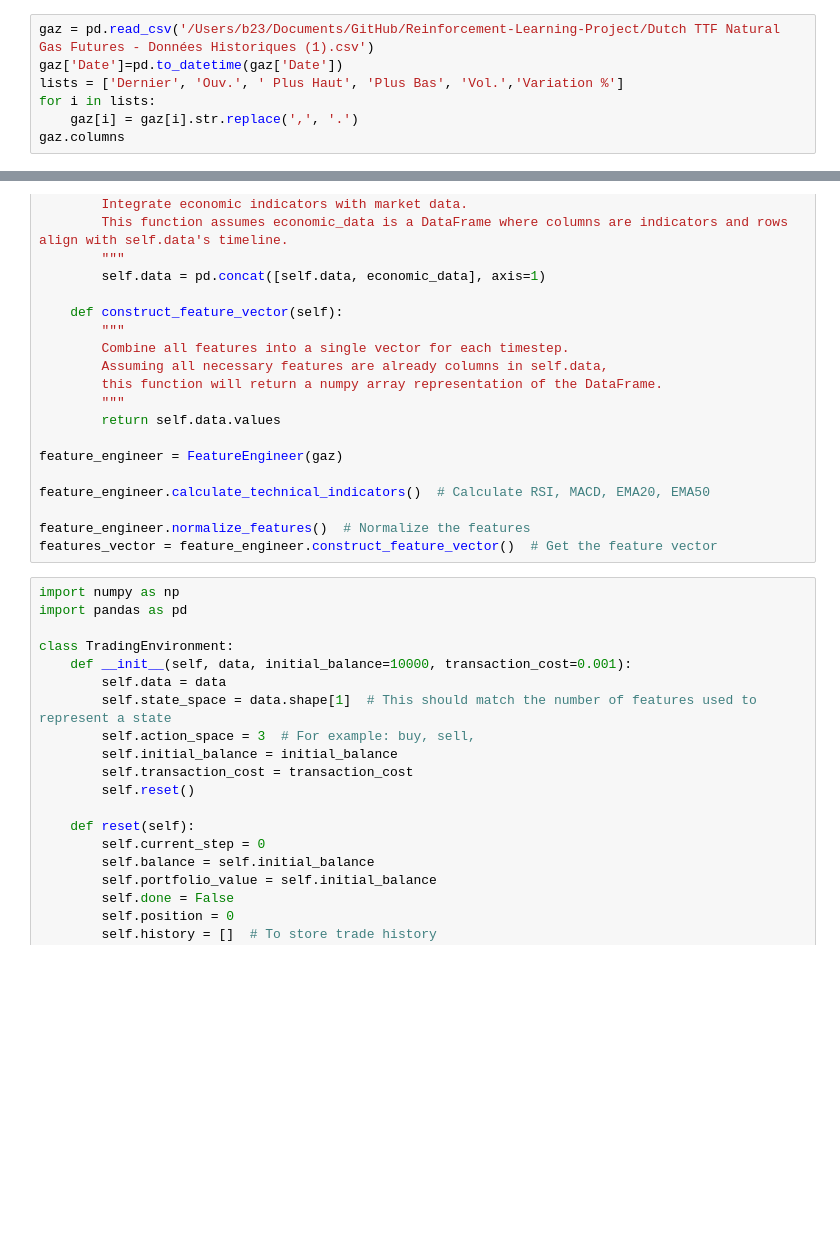
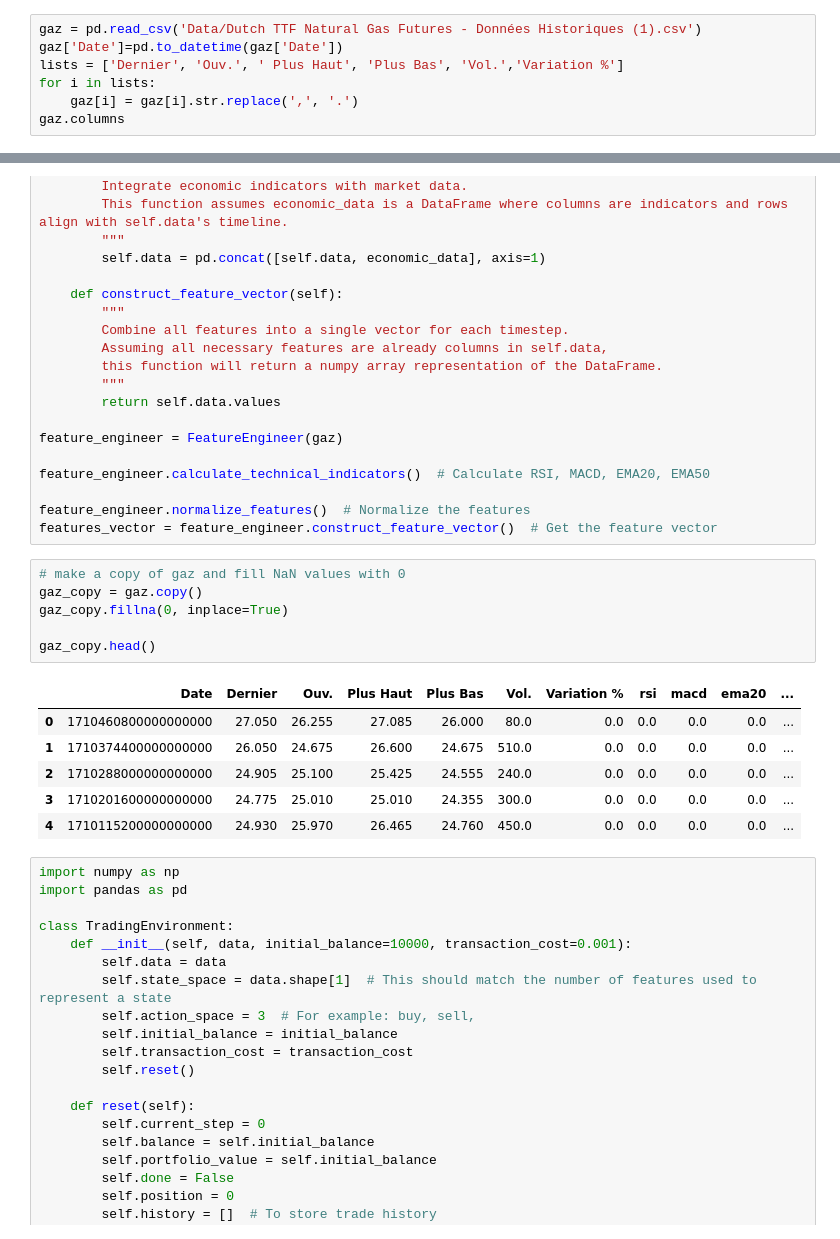
Before and after one commit to ramonges/Reinforcement-Learning-Project, a Jupyter notebook: RL.ipynb, the cells around one changed output, grey strips where cells are left out. Saved outputs shown, nothing was run; the diff lists cells and outputs as text; blank space fills up the shorter version.

```diff
--- a/RL.ipynb
+++ b/RL.ipynb
@@ -4,7 +4,7 @@ import ta
 import matplotlib.pyplot as plt
 import numpy as np
 # %%
-gaz = pd.read_csv('/Users/b23/Documents/GitHub/Reinforcement-Learning-Project/Dutch TTF Natural Gas Futures - Données Historiques (1).csv')
+gaz = pd.read_csv('Data/Dutch TTF Natural Gas Futures - Données Historiques (1).csv')
 gaz['Date']=pd.to_datetime(gaz['Date'])
 lists = ['Dernier', 'Ouv.', ' Plus Haut', 'Plus Bas', 'Vol.','Variation %']
 for i in lists:
@@ -102,6 +102,19 @@ feature_engineer.calculate_technical_indicators()  # Calculate RSI, MACD, EMA20,
 
 feature_engineer.normalize_features()  # Normalize the features
 features_vector = feature_engineer.construct_feature_vector()  # Get the feature vector
+# %%
+# make a copy of gaz and fill NaN values with 0
+gaz_copy = gaz.copy()
+gaz_copy.fillna(0, inplace=True)
+
+gaz_copy.head()
+# %% [output]
+|  | Date | Dernier | Ouv. | Plus Haut | Plus Bas | Vol. | Variation % | rsi | macd | ema20 | ... |
+| 0 | 1710460800000000000 | 27.050 | 26.255 | 27.085 | 26.000 | 80.0 | 0.0 | 0.0 | 0.0 | 0.0 | ... |
+| 1 | 1710374400000000000 | 26.050 | 24.675 | 26.600 | 24.675 | 510.0 | 0.0 | 0.0 | 0.0 | 0.0 | ... |
+| 2 | 1710288000000000000 | 24.905 | 25.100 | 25.425 | 24.555 | 240.0 | 0.0 | 0.0 | 0.0 | 0.0 | ... |
+| 3 | 1710201600000000000 | 24.775 | 25.010 | 25.010 | 24.355 | 300.0 | 0.0 | 0.0 | 0.0 | 0.0 | ... |
+| 4 | 1710115200000000000 | 24.930 | 25.970 | 26.465 | 24.760 | 450.0 | 0.0 | 0.0 | 0.0 | 0.0 | ... |
 # %%
 import numpy as np
 import pandas as pd
```
Also changed, not shown: parts of 7 cells of this notebook, 3 other files.
